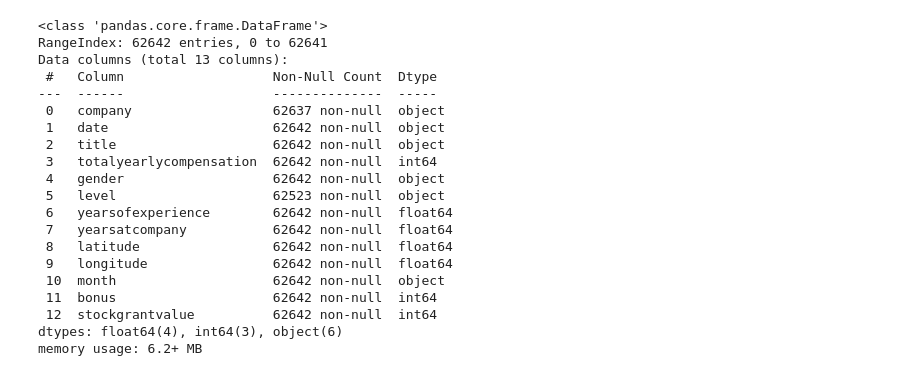
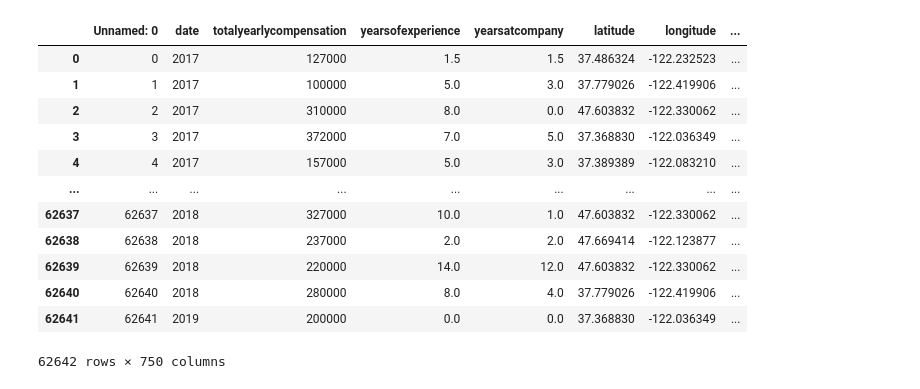
Before and after one commit to dianeooty/datascience_salary, a Jupyter notebook: datasciencesalaries__RFRegressor_86_bonus_stock_for_html.ipynb, the cells around one changed output. Saved outputs shown, nothing was run; the diff lists cells and outputs as text; code cells hidden in the pictures.

```diff
--- a/datasciencesalaries__RFRegressor_86_bonus_stock_for_html.ipynb
+++ b/datasciencesalaries__RFRegressor_86_bonus_stock_for_html.ipynb
@@ -492,23 +20,0 @@ clf2 = pickle.loads(s)
-# %%
-reduced_df.info()
-# %% [output]
-<class 'pandas.core.frame.DataFrame'>
-RangeIndex: 62642 entries, 0 to 62641
-Data columns (total 13 columns):
- #   Column                   Non-Null Count  Dtype
----  ------                   --------------  -----
- 0   company                  62637 non-null  object
- 1   date                     62642 non-null  object
- 2   title                    62642 non-null  object
- 3   totalyearlycompensation  62642 non-null  int64
- 4   gender                   62642 non-null  object
- 5   level                    62523 non-null  object
- 6   yearsofexperience        62642 non-null  float64
- 7   yearsatcompany           62642 non-null  float64
- 8   latitude                 62642 non-null  float64
- 9   longitude                62642 non-null  float64
- 10  month                    62642 non-null  object
- 11  bonus                    62642 non-null  int64
- 12  stockgrantvalue          62642 non-null  int64
-dtypes: float64(4), int64(3), object(6)
-memory usage: 6.2+ MB
@@ -519,0 +23,18 @@ reduced_df_input_example = [ 'Amazon', 2018, 'Sofeware Engineer',  'Male', 'L4',
+# %%
+
+dummies_df = pd.read_csv('dummies_table.csv')
+dummies_df
+# %% [output]
+|  | Unnamed: 0 | date | totalyearlycompensation | yearsofexperience | yearsatcompany | latitude | longitude | ... |
+| 0 | 0 | 2017 | 127000 | 1.5 | 1.5 | 37.486324 | -122.232523 | ... |
+| 1 | 1 | 2017 | 100000 | 5.0 | 3.0 | 37.779026 | -122.419906 | ... |
+| 2 | 2 | 2017 | 310000 | 8.0 | 0.0 | 47.603832 | -122.330062 | ... |
+| 3 | 3 | 2017 | 372000 | 7.0 | 5.0 | 37.368830 | -122.036349 | ... |
+| 4 | 4 | 2017 | 157000 | 5.0 | 3.0 | 37.389389 | -122.083210 | ... |
+| ... | ... | ... | ... | ... | ... | ... | ... | ... |
+| 62637 | 62637 | 2018 | 327000 | 10.0 | 1.0 | 47.603832 | -122.330062 | ... |
+| 62638 | 62638 | 2018 | 237000 | 2.0 | 2.0 | 47.669414 | -122.123877 | ... |
+| 62639 | 62639 | 2018 | 220000 | 14.0 | 12.0 | 47.603832 | -122.330062 | ... |
+| 62640 | 62640 | 2018 | 280000 | 8.0 | 4.0 | 37.779026 | -122.419906 | ... |
+| 62641 | 62641 | 2019 | 200000 | 0.0 | 0.0 | 37.368830 | -122.036349 | ... |
+62642 rows × 750 columns
```
Also changed, not shown: parts of 51 cells of this notebook.
